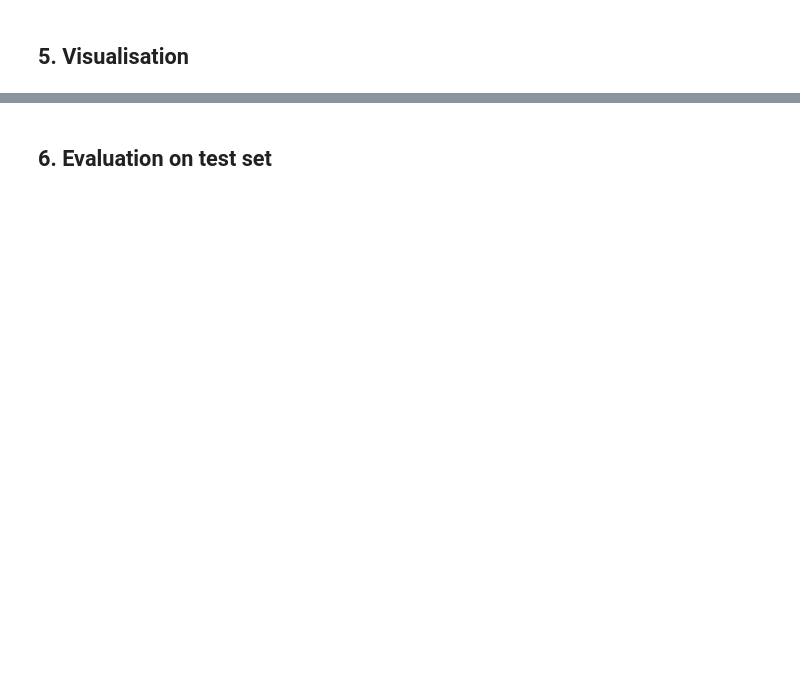
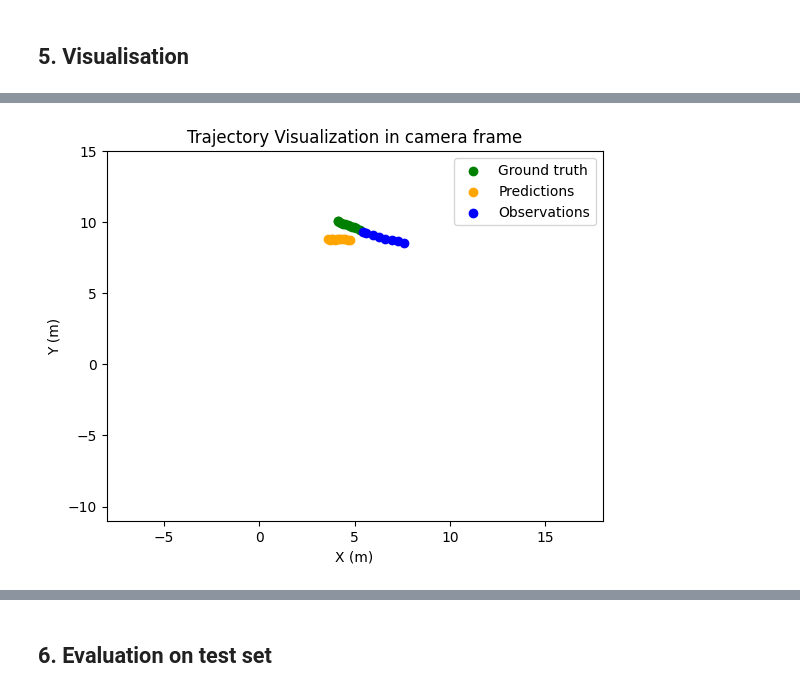
Before and after one commit to chenbin234/SSY340_Deep_machine_learning, a Jupyter notebook: Project/trajectory_estimation_LSTM.ipynb, the cells around one changed output, grey strips where cells are left out. Drawn from its saved outputs; the diff is of its cells as text; code cells hidden in the pictures; blank space fills up the shorter version.

```diff
--- a/Project/trajectory_estimation_LSTM.ipynb
+++ b/Project/trajectory_estimation_LSTM.ipynb
@@ -72,5 +72,6 @@ torch.Size([8, 4])
 batch_size = 64
 
 # creating torch dataloaders
-train_loader = DataLoader(train_dataset, batch_size, shuffle=True, num_workers=0)
+train_loader = DataLoader(train_dataset, batch_size,
+                          shuffle=True, num_workers=0)
 val_loader = DataLoader(val_dataset, batch_size, shuffle=True, num_workers=0)
@@ -97,7 +82,8 @@ std = torch.stack(stds).mean(0)
 # %%
 device = torch.device('cuda' if torch.cuda.is_available() else 'cpu')
 
-LSTM_model = model_LSTM.LSTM(input_size=2, hidden_size=128, num_layers=2, output_size=3)
+LSTM_model = model_LSTM.LSTM(input_size=2, input_seq_len=8,
+                             hidden_size=128, num_layers=2, output_size=2, output_seq_len=12)
 # %%
 LSTM_model
 # %% [output]
@@ -462,3 +315,65 @@ plt.show()
+# %%
+# Running the validation loop to generate prediction trajectories on validation data
+validation_loss = []
+val_mad = []
+val_fad = []
+
+with torch.no_grad():
+    # EVALUATION MODE
+    model_loaded.eval()
+
+    # validation variables
+    batch_val_loss = 0
+    gt = []
+    pr = []
+    obs = []
+
+    for id_b, data in enumerate(val_loader):
+        # storing groung truth
+        truth = data['trg'][:, :, 0:2]
+        gt.append(data['trg'][:, :, 0:2])
+        obs.append(data['src'][:, :, 0:2])
+        # input to encoder input
+        val_input = data['src'][:, :, 0:2]
+
+        # prediction till horizon lenght
+        model_output = model_loaded.forward(val_input)
+        pr.append(model_output.view(val_input.size(0), 12, -1))
+
+        # calculating loss using pairwise distance of all predictions
+        val_loss = criterion(model_output.view(val_input.size(0), -1), truth.contiguous().view(val_input.size(0), -1))
+        batch_val_loss += val_loss.item()
+
+        validation_loss.append(batch_val_loss/len(val_loader))
+
+    # calculating mad and fad evaluation metrics
+    gt = np.concatenate(gt, 0)
+    pr = np.concatenate(pr, 0)
+    obs = np.concatenate(obs, 0)
+    mad, fad, _ = dataloader.distance_metrics(gt, pr)
+    val_mad.append(mad)
+    val_fad.append(fad)
+
+# plotting the predicted and ground truth trajectories
+idx = np.random.randint(0, gt.shape[0])
+plt.figure()
+plt.scatter(gt[idx, :, 0], gt[idx, :, 1],
+            color='green', label="Ground truth")
+plt.scatter(pr[idx, :, 0], pr[idx, :, 1],
+            color='orange', label="Predictions")
+plt.scatter(obs[idx, :, 0], obs[idx, :, 1],
+            color='b', label="Observations")
+plt.legend()
+plt.xlim(-8, 18)
+plt.ylim(-11, 15)
+plt.title("Trajectory Visualization in camera frame")
+plt.xlabel("X (m)")
+plt.ylabel("Y (m)")
+plt.savefig("traj_{}".format(idx))
+
+plt.show()
+# %% [output]
+[figure, added]
 # %%
 # plotting the predicted and ground truth trajectories
 idx = np.random.randint(0, gt.shape[0])
```
Also changed, not shown: parts of 9 cells of this notebook, 1 other file.
